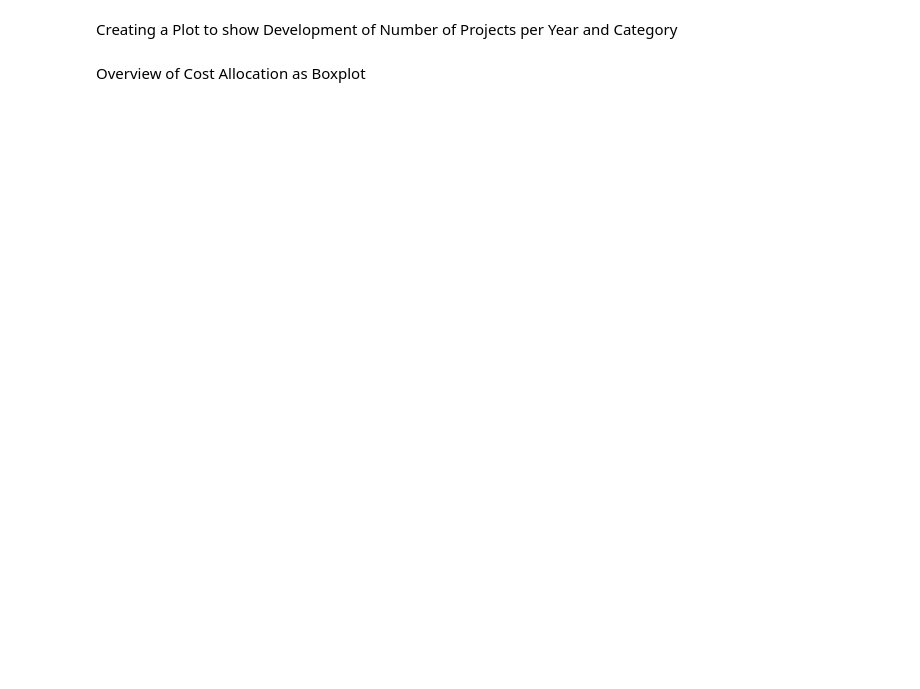
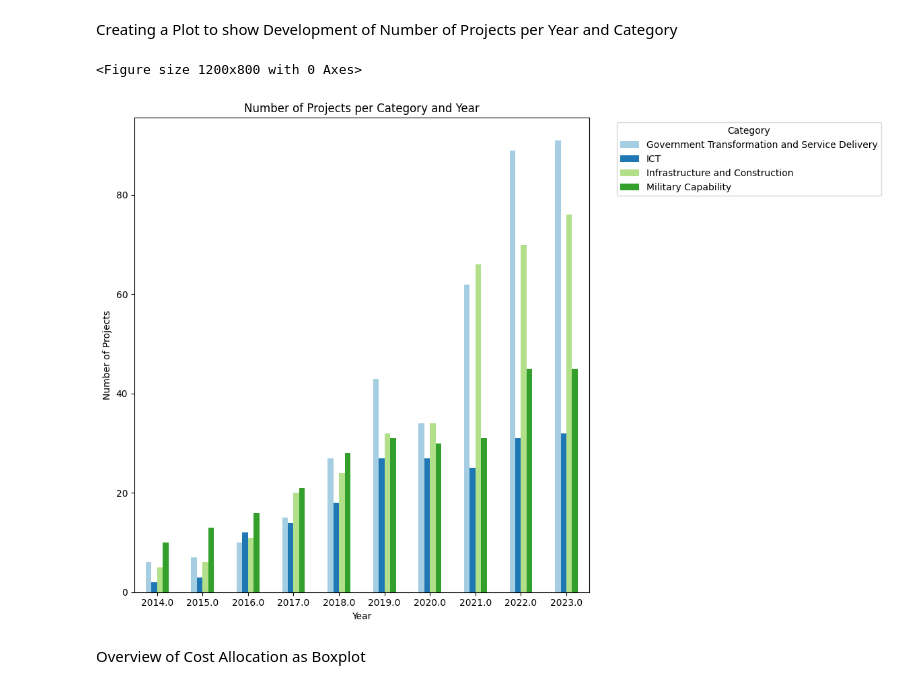
Before and after one commit to rauschgold/ds-bootcamp-capstone-project, a Jupyter notebook: notebooks/predicting-project-costs.ipynb, the cells around one changed output. Cells and saved outputs as stored; diff of their text form; code cells hidden in the pictures; blank space fills up the shorter version.

```diff
--- a/notebooks/predicting-project-costs.ipynb
+++ b/notebooks/predicting-project-costs.ipynb
@@ -171,21 +334,25 @@ Creating a Plot to show Development of Number of Projects per Year and Category
 # %%
 projects_per_year_category = df.groupby(['year', 'report_category'])['project_name'].count().unstack()
 
 plt.figure(figsize=(12, 8))
 projects_per_year_category.plot(kind='bar', stacked=False, color=plt.cm.Paired.colors, figsize=(12, 8))
 
-projects_per_year_category.to_csv('projects_per_year_category.csv', index=True)
+# If needed, filtered Dataframe can be saved as .csv for later usage
+# projects_per_year_category.to_csv('projects_per_year_category.csv', index=True)
 
 
 plt.title('Number of Projects per Category and Year')
 plt.xlabel('Year')
 plt.ylabel('Number of Projects')
 plt.xticks(rotation=0)
 
 plt.legend(title='Category', bbox_to_anchor=(1.05, 1), loc='upper left')
 
 plt.tight_layout()
 plt.show()
+# %% [output]
+<Figure size 1200x800 with 0 Axes>
+[figure, added]
 # %% [markdown]
 Overview of Cost Allocation as Boxplot
 # %%
```
Also changed, not shown: parts of 43 cells of this notebook, 2 other files.
